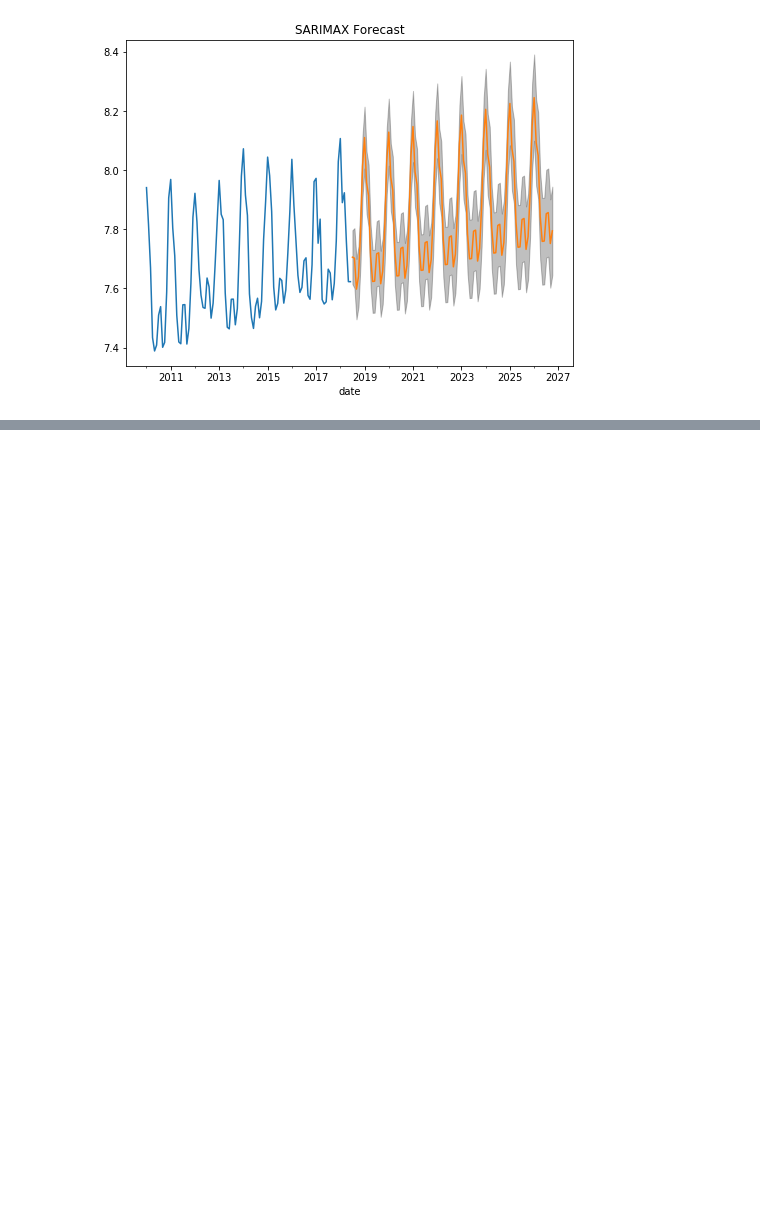
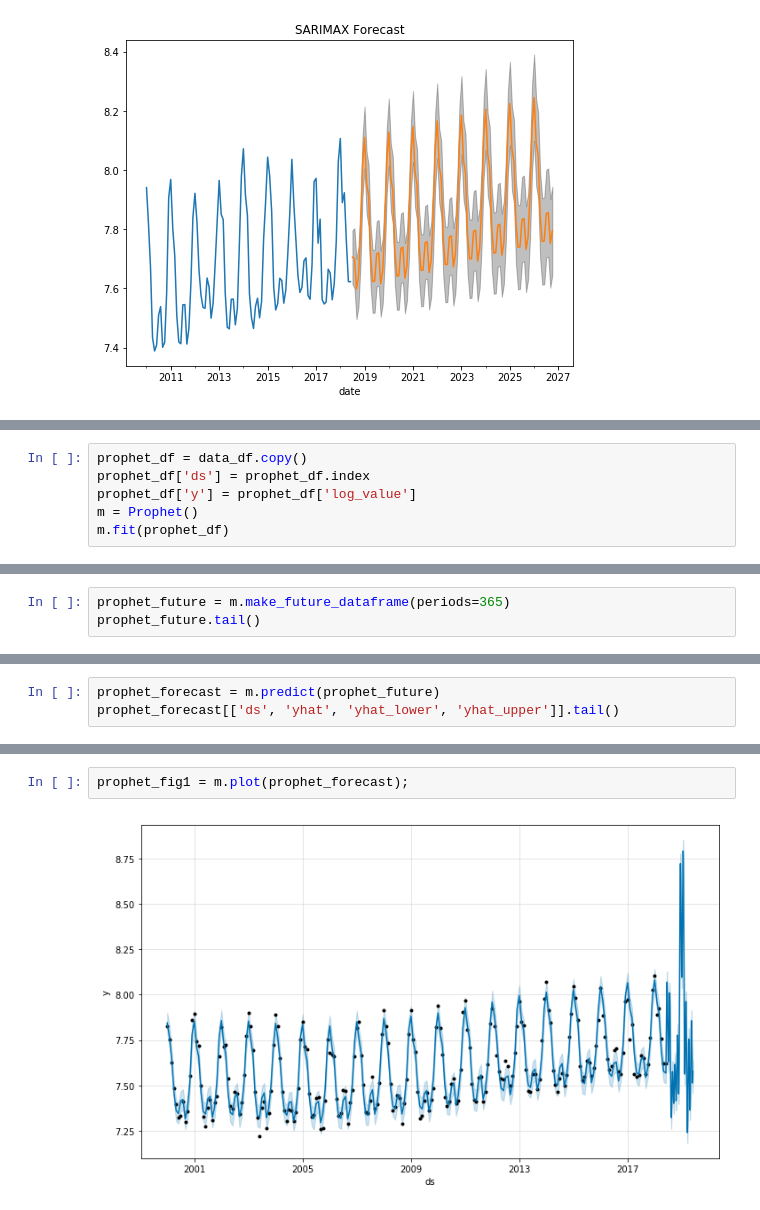
Before and after one commit to matsueushi/timeseries_notebook, a Jupyter notebook: timeseries_python.ipynb, the cells around one changed output, grey strips where cells are left out. Cells and saved outputs as stored; diff of their text form; blank space fills up the shorter version.

Commit message:
add prophet

```diff
--- a/timeseries_python.ipynb
+++ b/timeseries_python.ipynb
@@ -259,0 +265,6 @@ plt.title('SARIMAX Forecast');
+# %%
+prophet_df = data_df.copy()
+prophet_df['ds'] = prophet_df.index
+prophet_df['y'] = prophet_df['log_value']
+m = Prophet()
+m.fit(prophet_df)
@@ -259,0 +275,3 @@ plt.title('SARIMAX Forecast');
+# %%
+prophet_future = m.make_future_dataframe(periods=365)
+prophet_future.tail()
@@ -259,0 +287,3 @@ plt.title('SARIMAX Forecast');
+# %%
+prophet_forecast = m.predict(prophet_future)
+prophet_forecast[['ds', 'yhat', 'yhat_lower', 'yhat_upper']].tail()
@@ -259,0 +297,4 @@ plt.title('SARIMAX Forecast');
+# %%
+prophet_fig1 = m.plot(prophet_forecast);
+# %% [output]
+[figure, added]
```
Also changed, not shown: parts of 9 cells of this notebook.
